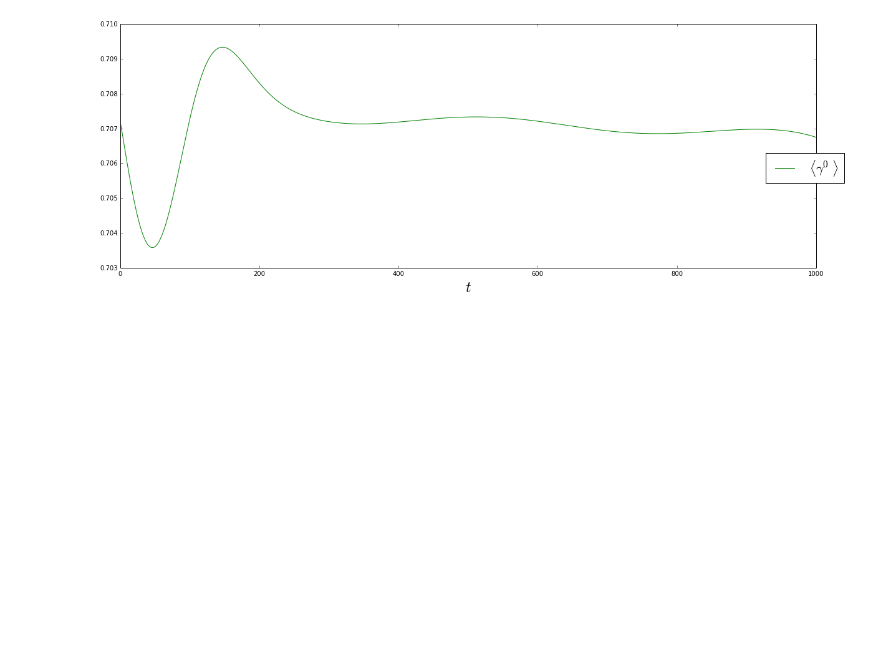
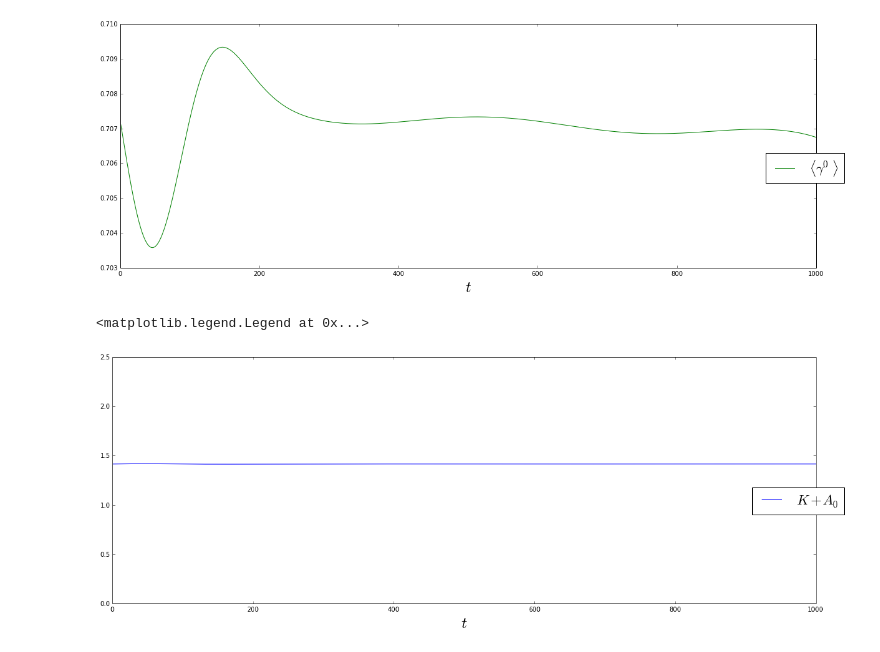
Before and after one commit to cabrer7/PyWignerCUDA, a Jupyter notebook: instances/Dirac2D/GausssianPacket_Linear.ipynb, the cells around one changed output. Saved outputs shown, nothing was run; the diff lists cells and outputs as text; code cells hidden in the pictures; blank space fills up the shorter version.

```diff
--- a/instances/Dirac2D/GausssianPacket_Linear.ipynb
+++ b/instances/Dirac2D/GausssianPacket_Linear.ipynb
@@ -51,13 +51,12 @@ class DefinePotential_Dirac2D( GPU_Dirac2D ):
         self.Potential_3_String = ' 0. '
 
         #..................Defining the output directory/file .........................
-        self.fileName =  '/home/rcabrera/DATA/Dirac2D/LandaoLevels.hdf5'
+        self.fileName =  '/home/rcabrera/DATA/Dirac2D/LinearDisplacement.hdf5'
 
         #..............................................................................
 
         amplitude = (X_amplitude,Y_amplitude)
         gridDIM   = (gridDIM_X,gridDIM_Y)
-
 
         GPU_Dirac2D.__init__( self,gridDIM, amplitude ,dt,timeSteps, skipFrames = skipFrames,frameSaveMode='Spinor')
 
@@ -68,7 +67,7 @@ class DefinePotential_Dirac2D( GPU_Dirac2D ):
         def gaussian(x,y):
             return np.exp( - self.B/(4*self.c*self.hBar)*( x**2 + y**2) )
 
-        self.Psi_init = self.GaussianSpinor_ParticleUp( (0.,self.py) , gaussian )
+        self.Psi_init = self.Spinor_Particle_SpinUp( (0.,self.py) , gaussian )
 
         norm = self.Norm( self.Psi_init )
 
@@ -223,3 +222,21 @@ ax.legend(bbox_to_anchor=(1.05, 0.5), loc=1, prop={'size':22})
 # %% [output]
 <matplotlib.legend.Legend at 0x...>
 [figure]
+# %%
+axis_font = {'size':'24'}
+
+
+fig, ax = plt.subplots(figsize=(20, 7))
+
+
+ax.plot( instance.timeRange ,  instance.Potential_0_average + instance.KEnergy_average, 'b-',
+        label= '$ K + A_0 $')
+
+ax.set_ylim(-0.,2.5)
+
+ax.set_xlabel(r'$t$',**axis_font)
+
+ax.legend(bbox_to_anchor=(1.05, 0.5), loc=1, prop={'size':22})
+# %% [output]
+<matplotlib.legend.Legend at 0x...>
+[figure, added]
```
Also changed, not shown: parts of 4 cells of this notebook, 7 other files.
